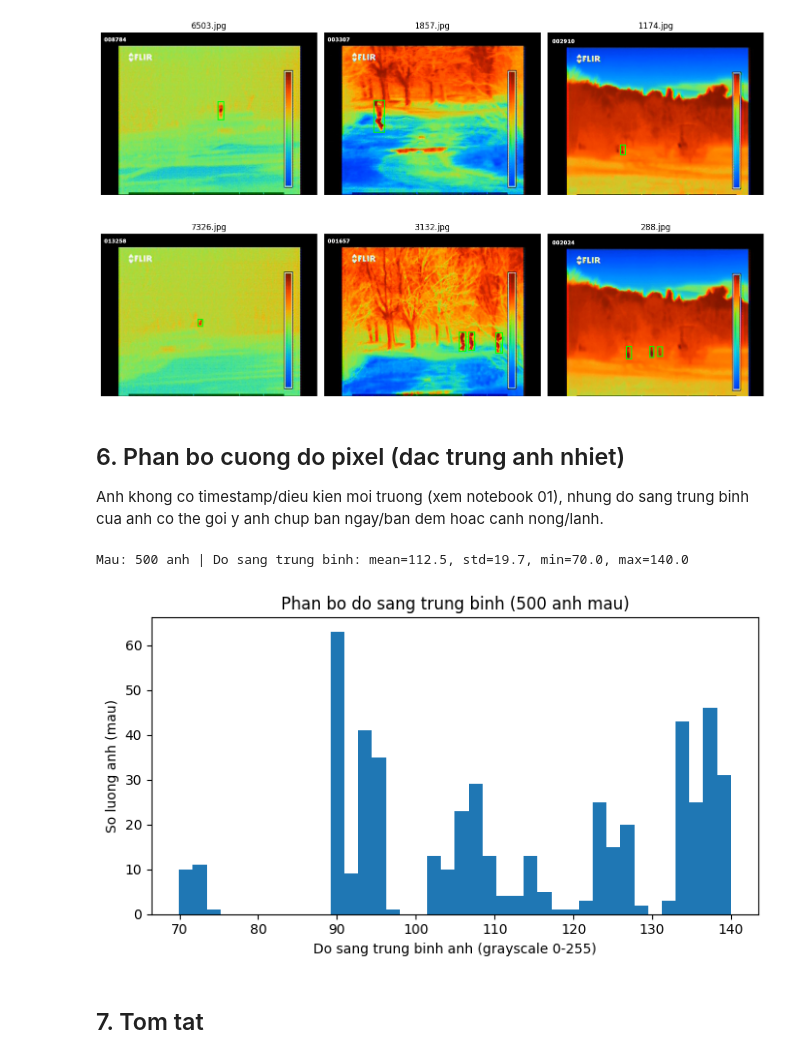
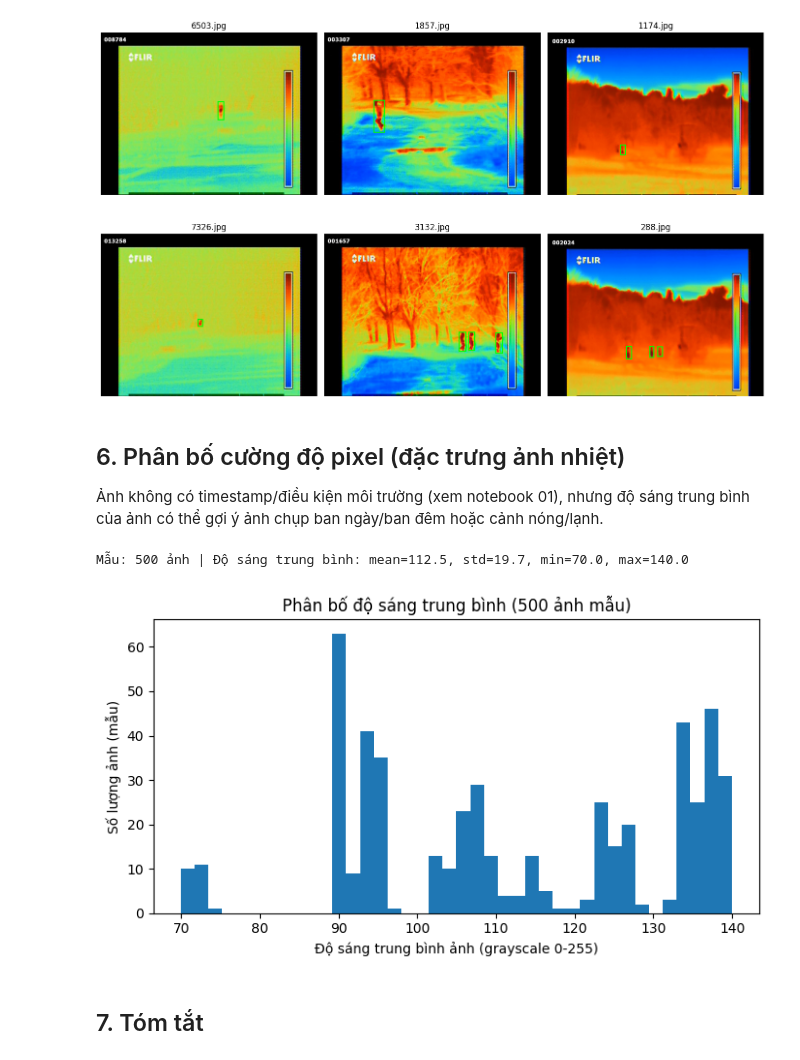
Before and after one commit to hothanhtien/Thermal_Perimeter_Intrusion_Detection, a Jupyter notebook: notebooks/02_dataset_analysis.ipynb, the cells around one changed output. Cells and saved outputs as stored; diff of their text form; code cells hidden in the pictures.

```diff
--- a/notebooks/02_dataset_analysis.ipynb
+++ b/notebooks/02_dataset_analysis.ipynb
@@ -19,12 +19,12 @@ import matplotlib.pyplot as plt
 from matplotlib.patches import Rectangle
 from PIL import Image
 
-with open("../configs/dataset.yaml") as f:
+with open("../configs/dataset.yaml", encoding="utf-8") as f:
     cfg = yaml.safe_load(f)
 
 IMG_W, IMG_H = cfg["image"]["resolution"]
 CLASS_NAMES = {c["id"]: c["name"] for c in cfg["classes"]}
-print("Resolution tu config:", IMG_W, "x", IMG_H, "| Classes:", CLASS_NAMES)
+print("Resolution từ config:", IMG_W, "x", IMG_H, "| Classes:", CLASS_NAMES)
 
 DATASET_SLUG = cfg["dataset"]["kaggle_slug"]
 cache_dir = os.path.join(
@@ -33,12 +33,12 @@ cache_dir = os.path.join(
 )
 cached_versions = os.path.isdir(cache_dir) and os.listdir(cache_dir)
 if not cached_versions:
-    raise RuntimeError("Dataset chua duoc tai. Chay notebook 01_environment_and_dataset.ipynb truoc.")
+    raise RuntimeError("Dataset chưa được tải. Chạy notebook 01_environment_and_dataset.ipynb trước.")
 dataset_root = os.path.join(cache_dir, sorted(cached_versions)[-1])
 
-# Anh chi nam o image_dir; annotation YOLO chinh thuc lay tu yolo_dir (bo All_In_One,
-# xem configs/dataset.yaml) - KHONG phai txt nam cung anh o image_dir.
-# .split("/") de path trong config luon duoc noi dung chuan tren moi he dieu hanh.
+# Ảnh chỉ nằm ở image_dir; annotation YOLO chính thức lấy từ yolo_dir (bộ All_In_One,
+# xem configs/dataset.yaml) - KHÔNG phải txt nằm cùng ảnh ở image_dir.
+# .split("/") để path trong config luôn được nối đúng chuẩn trên mọi hệ điều hành.
 image_dir = os.path.join(dataset_root, *cfg["annotations"]["image_dir"].split("/"))
 yolo_dir = os.path.join(dataset_root, *cfg["annotations"]["yolo_dir"].split("/"))
 print("Image dir:", image_dir)
@@ -179,10 +179,10 @@ Heatmap tam bbox (normalized) de xem nguoi thuong xuat hien o vung nao cua khung
 # %%
 fig, ax = plt.subplots(figsize=(7, 5.5))
 h = ax.hist2d(df["xc_norm"], 1 - df["yc_norm"], bins=40, cmap="inferno")
-fig.colorbar(h[3], ax=ax, label="So bbox")
-ax.set_xlabel("x_center (normalized, 0=trai, 1=phai)")
-ax.set_ylabel("y_center (normalized, 0=duoi, 1=tren)")
-ax.set_title("Heatmap vi tri tam bounding box")
+fig.colorbar(h[3], ax=ax, label="Số bbox")
+ax.set_xlabel("x_center (normalized, 0=trái, 1=phải)")
+ax.set_ylabel("y_center (normalized, 0=dưới, 1=trên)")
+ax.set_title("Heatmap vị trí tâm bounding box")
 plt.tight_layout()
 plt.show()
 # %% [output]
@@ -212,33 +212,33 @@ plt.show()
 # %% [output]
 [figure]
 # %% [markdown]
-## 6. Phan bo cuong do pixel (dac trung anh nhiet)
+## 6. Phân bố cường độ pixel (đặc trưng ảnh nhiệt)
 
-Anh khong co timestamp/dieu kien moi truong (xem notebook 01), nhung do sang trung binh cua anh co the goi y anh chup ban ngay/ban dem hoac canh nong/lanh.
+Ảnh không có timestamp/điều kiện môi trường (xem notebook 01), nhưng độ sáng trung bình của ảnh có thể gợi ý ảnh chụp ban ngày/ban đêm hoặc cảnh nóng/lạnh.
 # %%
 sample_n = min(500, len(jpg_files))
 sample_for_intensity = random.sample(jpg_files, sample_n)
 
 mean_brightness = []
 for jpg in sample_for_intensity:
     im = Image.open(os.path.join(image_dir, jpg)).convert("L")
     mean_brightness.append(np.array(im).mean())
 
 mean_brightness = np.array(mean_brightness)
-print(f"Mau: {sample_n} anh | Do sang trung binh: mean={mean_brightness.mean():.1f}, "
+print(f"Mẫu: {sample_n} ảnh | Độ sáng trung bình: mean={mean_brightness.mean():.1f}, "
       f"std={mean_brightness.std():.1f}, min={mean_brightness.min():.1f}, max={mean_brightness.max():.1f}")
 
 fig, ax = plt.subplots(figsize=(7, 4))
 ax.hist(mean_brightness, bins=40)
-ax.set_xlabel("Do sang trung binh anh (grayscale 0-255)")
-ax.set_ylabel("So luong anh (mau)")
-ax.set_title(f"Phan bo do sang trung binh ({sample_n} anh mau)")
+ax.set_xlabel("Độ sáng trung bình ảnh (grayscale 0-255)")
+ax.set_ylabel("Số lượng ảnh (mẫu)")
+ax.set_title(f"Phân bố độ sáng trung bình ({sample_n} ảnh mẫu)")
 plt.tight_layout()
 plt.show()
 # %% [output]
-Mau: 500 anh | Do sang trung binh: mean=112.5, std=19.7, min=70.0, max=140.0
+Mẫu: 500 ảnh | Độ sáng trung bình: mean=112.5, std=19.7, min=70.0, max=140.0
-[figure, old version]
+[figure, new version]
 # %% [markdown]
-## 7. Tom tat
+## 7. Tóm tắt
 # %%
 print("=" * 60)
```
Also changed, not shown: parts of 12 cells of this notebook, 4 other files.
